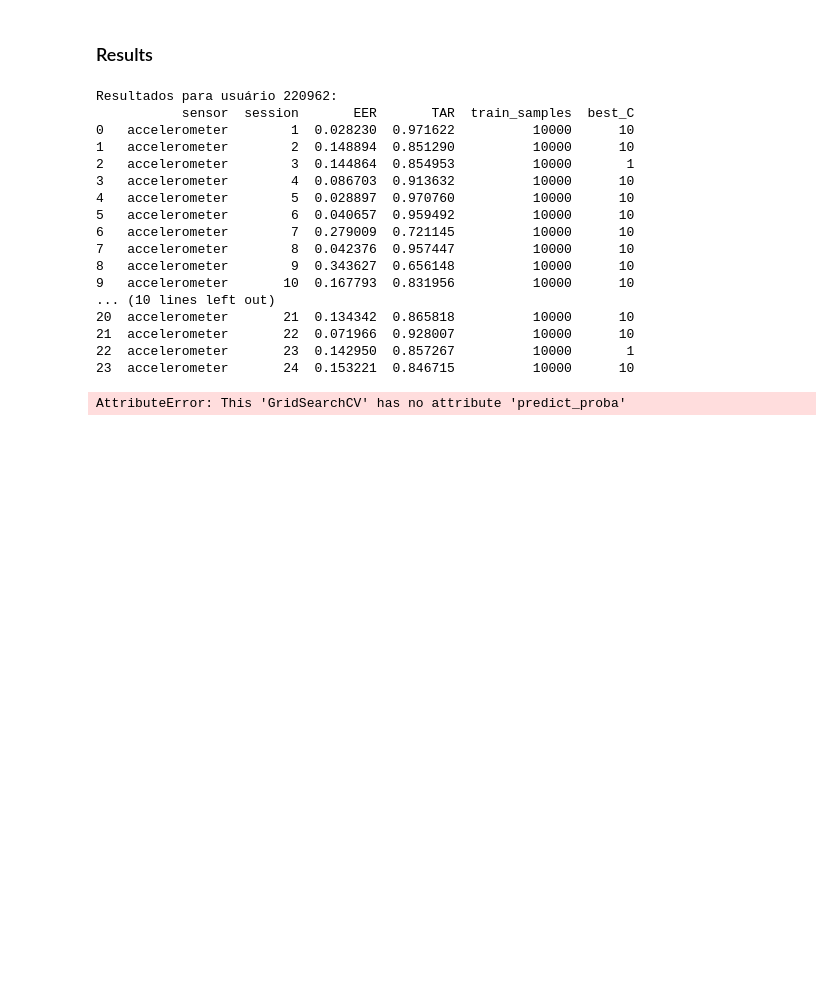
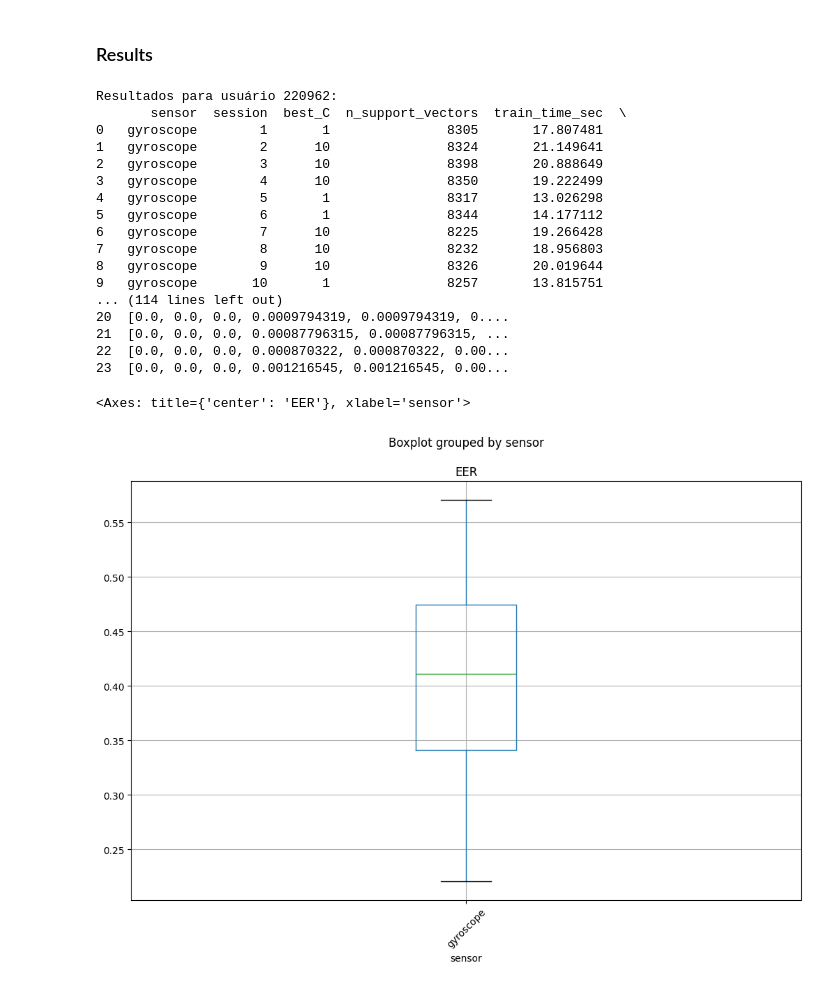
Before and after one commit to itallopacheco/probbable-waddle, a Jupyter notebook: notebooks/00_svm_lin.ipynb, the cells around one changed output. Drawn from its saved outputs; the diff is of its cells as text; code cells hidden in the pictures; blank space fills up the shorter version.

```diff
--- a/notebooks/00_svm_lin.ipynb
+++ b/notebooks/00_svm_lin.ipynb
@@ -108,7 +141,7 @@ for test_session in sessions[0:24]: # limitado a 10 sessoes
     train_mask = user_df['session_number'] != test_session
     test_mask = user_df['session_number'] == test_session
 
-    X_train_full = user_df.loc[train_mask, feature_cols]
+    X_train_full = user_df.loc[train_mask, feature_cols.get(SENSOR, [])]
     y_train_full = user_df.loc[train_mask, 'label']
 
     ## Cria subamostragem de impostores
@@ -127,7 +160,7 @@ for test_session in sessions[0:24]: # limitado a 10 sessoes
     X_train = X_train_full.loc[selected_idx]
     y_train = y_train_full.loc[selected_idx]
 
-    X_test = user_df.loc[test_mask, feature_cols]
+    X_test = user_df.loc[test_mask, feature_cols.get(SENSOR, [])]
     y_test = user_df.loc[test_mask, 'label']
 
     mask = X_test.notna().all(axis=1)
@@ -144,19 +177,25 @@ for test_session in sessions[0:24]: # limitado a 10 sessoes
     t0 = time.perf_counter()
     grid.fit(X_train, y_train)
     t1 = time.perf_counter()
-    print(f" Treinamento concluído em {t1 - t0:.2f} segundos")
+    train_time = t1 - t0
+    print(f" Treinamento concluído em {train_time:.2f} segundos")
 
     y_score = grid.decision_function(X_test)
-    eer, tar = compute_eer(y_test, y_score)
+    metrics = compute_metrics(y_test, y_score)
 
     user_results.append(
         {
         'sensor': SENSOR,
         'session': test_session,
-        'EER': eer,
-        'TAR': tar,
-        'train_samples': len(X_train),
         'best_C': grid.best_params_['svc__C'],
+        "n_support_vectors": int(grid.best_estimator_.named_steps["svc"].n_support_.sum()),
+        "train_time_sec": train_time,
+        "n_pos_train": int((y_train==1).sum()),
+        "n_neg_train": int((y_train==0).sum()),
+        "n_pos_test":  int((y_test==1).sum()),
+        "n_neg_test":  int((y_test==0).sum()),
+
+        **metrics
         }
     )
 
@@ -186,33 +225,34 @@ print(f"Resultados para usuário {user}:")
 print(results[user])
 df_results = pd.DataFrame(results[user])
 df_results.to_parquet(
-    Path(RESULT_DIR / f"{SENSOR}_verification_results.parquet"),
+    Path(RESULT_DIR / f"{user}_{SENSOR}_verification_results.parquet"),
     index=False,
 )
 # %% [output]
 Resultados para usuário 220962:
-           sensor  session       EER       TAR  train_samples  best_C
-0   accelerometer        1  0.028230  0.971622          10000      10
-1   accelerometer        2  0.148894  0.851290          10000      10
-2   accelerometer        3  0.144864  0.854953          10000       1
-3   accelerometer        4  0.086703  0.913632          10000      10
-4   accelerometer        5  0.028897  0.970760          10000      10
-5   accelerometer        6  0.040657  0.959492          10000      10
-6   accelerometer        7  0.279009  0.721145          10000      10
-7   accelerometer        8  0.042376  0.957447          10000      10
-8   accelerometer        9  0.343627  0.656148          10000      10
-9   accelerometer       10  0.167793  0.831956          10000      10
-... (10 lines left out)
-20  accelerometer       21  0.134342  0.865818          10000      10
-21  accelerometer       22  0.071966  0.928007          10000      10
-22  accelerometer       23  0.142950  0.857267          10000       1
-23  accelerometer       24  0.153221  0.846715          10000      10
+       sensor  session  best_C  n_support_vectors  train_time_sec  \
+0   gyroscope        1       1               8305       17.807481
+1   gyroscope        2      10               8324       21.149641
+2   gyroscope        3      10               8398       20.888649
+3   gyroscope        4      10               8350       19.222499
+4   gyroscope        5       1               8317       13.026298
+5   gyroscope        6       1               8344       14.177112
+6   gyroscope        7      10               8225       19.266428
+7   gyroscope        8      10               8232       18.956803
+8   gyroscope        9      10               8326       20.019644
+9   gyroscope       10       1               8257       13.815751
+... (114 lines left out)
+20  [0.0, 0.0, 0.0, 0.0009794319, 0.0009794319, 0....
+21  [0.0, 0.0, 0.0, 0.00087796315, 0.00087796315, ...
+22  [0.0, 0.0, 0.0, 0.000870322, 0.000870322, 0.00...
+23  [0.0, 0.0, 0.0, 0.001216545, 0.001216545, 0.00...
 # %%
-summary = df_results.groupby("sensor")["EER"].agg(["mean", "std"]).sort_values("mean")
+df_results.boxplot(
+    column=['EER'],
+    by='sensor',
+    figsize=(12, 8),
+    rot=45,
+)
+# %% [output]
+<Axes: title={'center': 'EER'}, xlabel='sensor'>
+[figure, added]
-# %%
-sel = results[user].iloc[0]
-X_test = df[(df['subject_id'] == user) & (df['session_number'] == sel['session'])][feature_cols]
-y_test = (df['subject_id'] == user).astype(int)
-y_score = grid.predict_proba(X_test)[:, 1]
-# %% [output]
-AttributeError: This 'GridSearchCV' has no attribute 'predict_proba'
```
Also changed, not shown: parts of 6 cells of this notebook.
